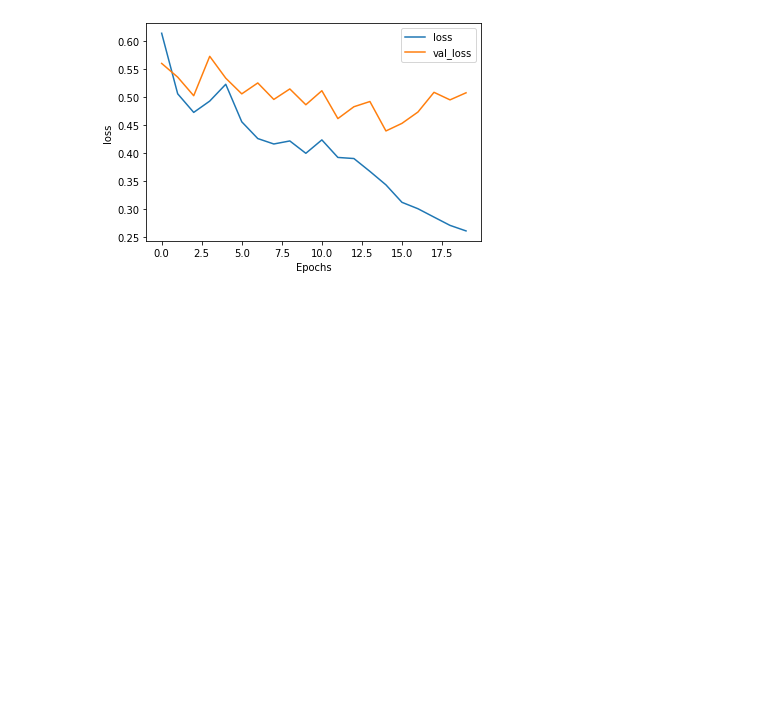
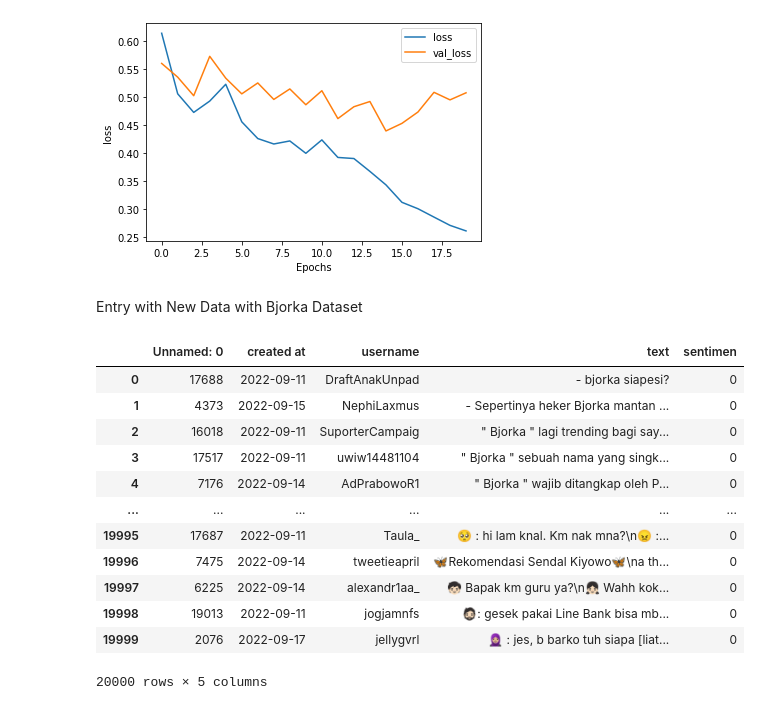
Before and after one commit to adrianuscharlie/ML-hate-speech-detection, a Jupyter notebook: notebook.ipynb, the cells around one changed output. Saved outputs shown, nothing was run; the diff lists cells and outputs as text; code cells hidden in the pictures; blank space fills up the shorter version.

```diff
--- a/notebook.ipynb
+++ b/notebook.ipynb
@@ -210,3 +214,5 @@ plot_graphs(history=history,metric='accuracy')
 plot_graphs(history=history,metric='loss')
 # %% [output]
 [figure]
+# %% [markdown]
+Entry with New Data with Bjorka Dataset
@@ -212,0 +224,17 @@ plot_graphs(history=history,metric='loss')
+# %%
+bjorka=pd.read_excel('./Data/bjorka.xlsx')
+bjorka
+# %% [output]
+|  | Unnamed: 0 | created at | username | text | sentimen |
+| 0 | 17688 | 2022-09-11 | DraftAnakUnpad | - bjorka siapesi? | 0 |
+| 1 | 4373 | 2022-09-15 | NephiLaxmus | - Sepertinya heker Bjorka mantan ... | 0 |
+| 2 | 16018 | 2022-09-11 | SuporterCampaig | " Bjorka " lagi trending bagi say... | 0 |
+| 3 | 17517 | 2022-09-11 | uwiw14481104 | " Bjorka " sebuah nama yang singk... | 0 |
+| 4 | 7176 | 2022-09-14 | AdPrabowoR1 | " Bjorka " wajib ditangkap oleh P... | 0 |
+| ... | ... | ... | ... | ... | ... |
+| 19995 | 17687 | 2022-09-11 | Taula_ | 🥺 : hi lam knal. Km nak mna?\n😠 :... | 0 |
+| 19996 | 7475 | 2022-09-14 | tweetieapril | 🦋Rekomendasi Sendal Kiyowo🦋\na th... | 0 |
+| 19997 | 6225 | 2022-09-14 | alexandr1aa_ | 🧒🏻 Bapak km guru ya?\n👧🏻 Wahh kok... | 0 |
+| 19998 | 19013 | 2022-09-11 | jogjamnfs | 🧔🏻: gesek pakai Line Bank bisa mb... | 0 |
+| 19999 | 2076 | 2022-09-17 | jellygvrl | 🧕🏼 : jes, b barko tuh siapa [liat... | 0 |
+20000 rows × 5 columns
```
Also changed, not shown: parts of 20 cells of this notebook, 22 other files.
